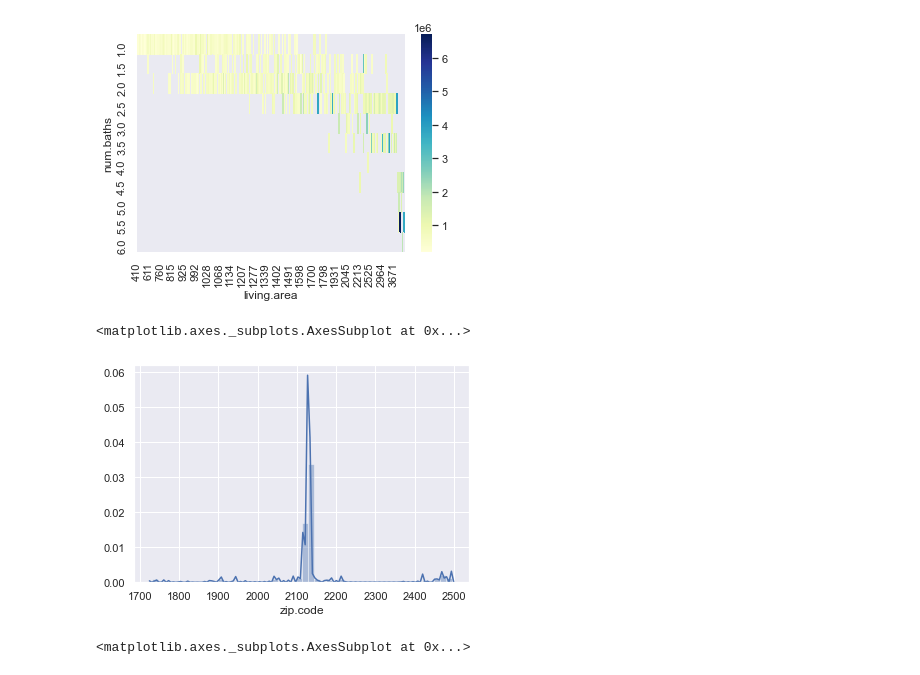
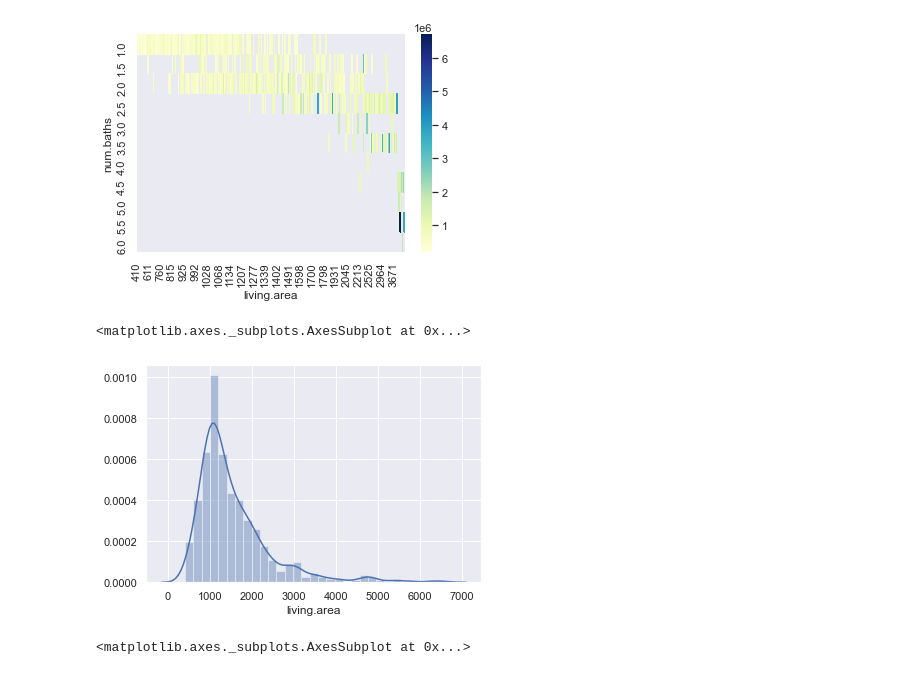
Before and after one commit to HannibalHerforth/techlabs-elective, a Jupyter notebook: Techlabs working station.ipynb, the cells around one changed output. Saved outputs shown, nothing was run; the diff lists cells and outputs as text; code cells hidden in the pictures.

```diff
--- a/Techlabs working station.ipynb
+++ b/Techlabs working station.ipynb
@@ -103,10 +112,10 @@ sns.heatmap(heatmap1_data, cmap="YlGnBu")
 <matplotlib.axes._subplots.AxesSubplot at 0x...>
 [figure]
 # %%
-sns.distplot(df['zip.code'])
+sns.distplot(df['living.area'])
 # %% [output]
 <matplotlib.axes._subplots.AxesSubplot at 0x...>
-[figure, old version]
+[figure, new version]
 # %%
 sns.distplot(df['num.baths'])
 # %% [output]
```
Also changed, not shown: parts of 27 cells of this notebook, 4 other files.
